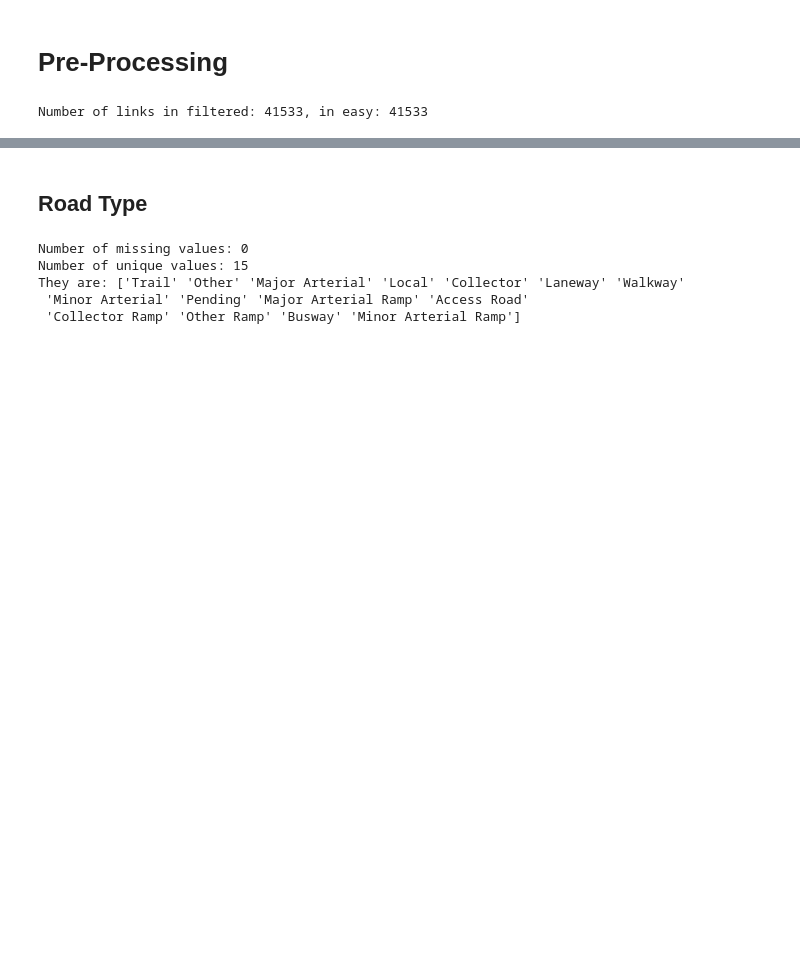
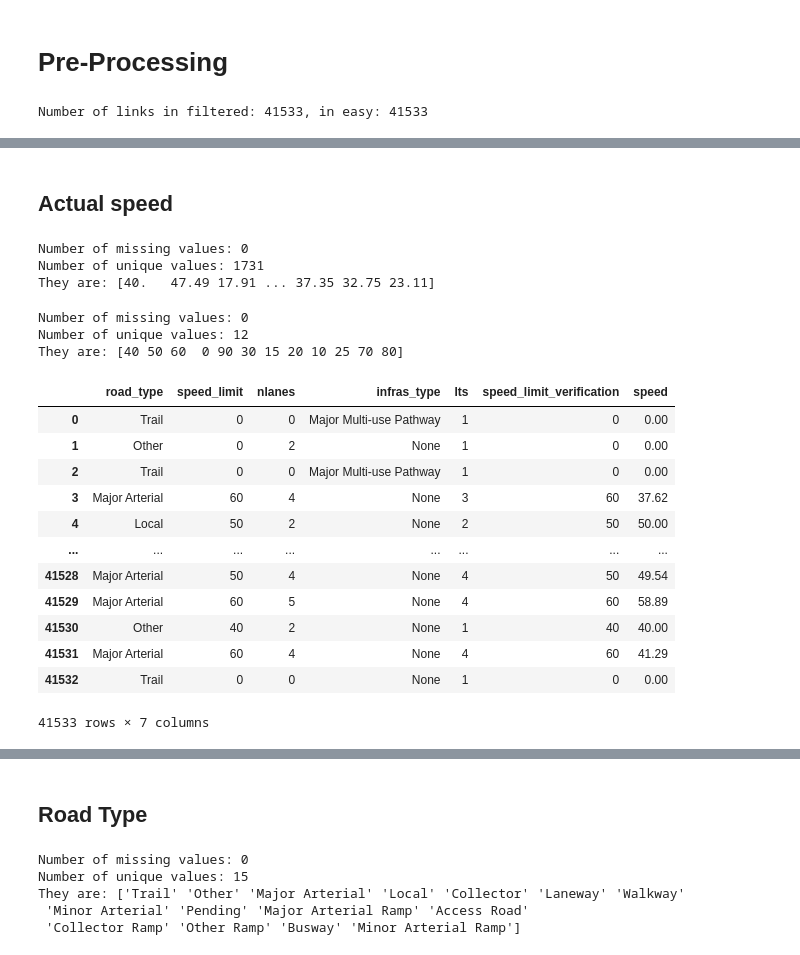
Before and after one commit to lin-bo/AutoLTS, a Jupyter notebook: ML_clf.ipynb, the cells around one changed output, grey strips where cells are left out. Saved outputs shown, nothing was run; the diff lists cells and outputs as text; code cells hidden in the pictures; blank space fills up the shorter version.

```diff
--- a/ML_clf.ipynb
+++ b/ML_clf.ipynb
@@ -24,6 +24,7 @@ def missing_and_unique(df, col):
 # read files
 df_filtered = gpd.read_file('./data/network/trt_network_filtered.shp')
 df_easy_features = gpd.read_file('./data/network/network_w_easy_features.shp')
+df_twoway = gpd.read_file('./data/network/trt_network_twoway_LTS.shp')
 # %%
 # process the easy feature file
 df_easy_features.loc[24513, 'LTS'] = 4
@@ -62,0 +82,5 @@ df
+# %%
+df_twoway = df_twoway[['GEO_ID', 'NRN_SpeedL', 'Final_Spee']]
+df_twoway.columns = ['GEO_ID', 'speed_limit_verification', 'speed']
+df_twoway = df_twoway.groupby('GEO_ID').max()
+df_twoway
@@ -62,0 +102,34 @@ df
+# %% [markdown]
+## Actual speed
+# %%
+missing_and_unique(df_twoway, 'speed')
+# %% [output]
+Number of missing values: 0
+Number of unique values: 1731
+They are: [40.   47.49 17.91 ... 37.35 32.75 23.11]
+# %%
+missing_and_unique(df_twoway, 'speed_limit_verification')
+# %% [output]
+Number of missing values: 0
+Number of unique values: 12
+They are: [40 50 60  0 90 30 15 20 10 25 70 80]
+# %%
+df = df.set_index('GEO_ID')
+# %%
+df = df.join(df_twoway, how='left', rsuffix='_r')
+df.reset_index(drop=True, inplace=True)
+df
+# %% [output]
+|  | road_type | speed_limit | nlanes | infras_type | lts | speed_limit_verification | speed |
+| 0 | Trail | 0 | 0 | Major Multi-use Pathway | 1 | 0 | 0.00 |
+| 1 | Other | 0 | 2 | None | 1 | 0 | 0.00 |
+| 2 | Trail | 0 | 0 | Major Multi-use Pathway | 1 | 0 | 0.00 |
+| 3 | Major Arterial | 60 | 4 | None | 3 | 60 | 37.62 |
+| 4 | Local | 50 | 2 | None | 2 | 50 | 50.00 |
+| ... | ... | ... | ... | ... | ... | ... | ... |
+| 41528 | Major Arterial | 50 | 4 | None | 4 | 50 | 49.54 |
+| 41529 | Major Arterial | 60 | 5 | None | 4 | 60 | 58.89 |
+| 41530 | Other | 40 | 2 | None | 1 | 40 | 40.00 |
+| 41531 | Major Arterial | 60 | 4 | None | 4 | 60 | 41.29 |
+| 41532 | Trail | 0 | 0 | None | 1 | 0 | 0.00 |
+41533 rows × 7 columns
```
Also changed, not shown: parts of 26 cells of this notebook, 5 other files.
